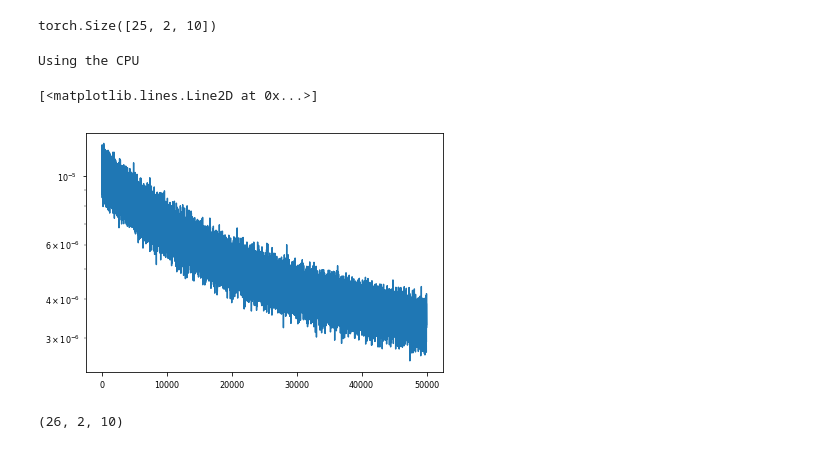
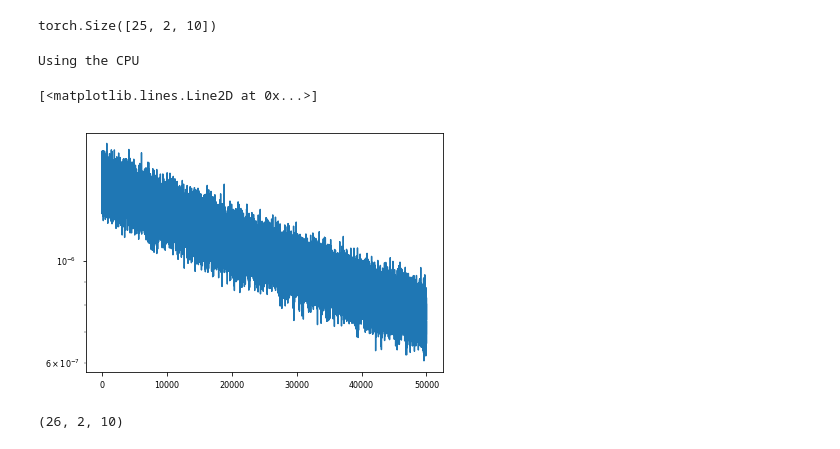
Before and after one commit to afqueiruga/on_learned_dynamics, a Jupyter notebook: WaveEquation.ipynb, the cells around one changed output. Cells and saved outputs as stored; diff of their text form; code cells hidden in the pictures.

```diff
--- a/WaveEquation.ipynb
+++ b/WaveEquation.ipynb
@@ -104,14 +106,12 @@ torch_data.shape
 # %% [output]
 torch.Size([25, 2, 10])
 # %%
-_,losses=learn_rnn(torch_data, model, N_iter=50000, batch_size=50)
+_,losses=learn_rnn(torch_data, model, N_iter=50000, batch_size=100,learning_rate=1.0e-3)
+plt.semilogy(losses)
 # %% [output]
 Using the CPU
+[<matplotlib.lines.Line2D at 0x...>]
+[figure, added]
-# %%
-plt.semilogy(losses)
-# %% [output]
-[<matplotlib.lines.Line2D at 0x...>]
-[figure, removed]
 # %%
 def integrate_model(step_func, u0, nsteps):
     with torch.no_grad():
```
Also changed, not shown: parts of 14 cells of this notebook.
